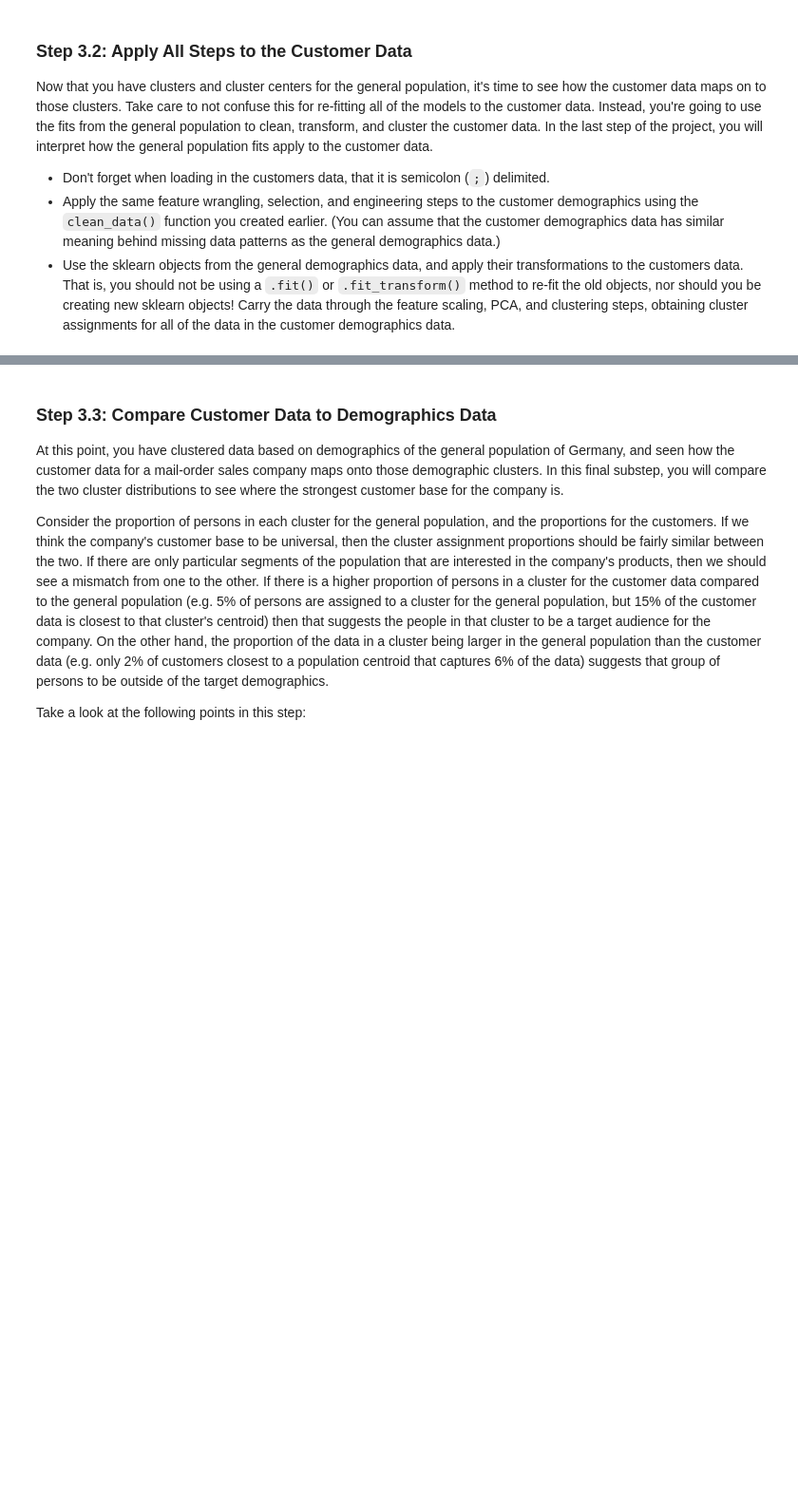
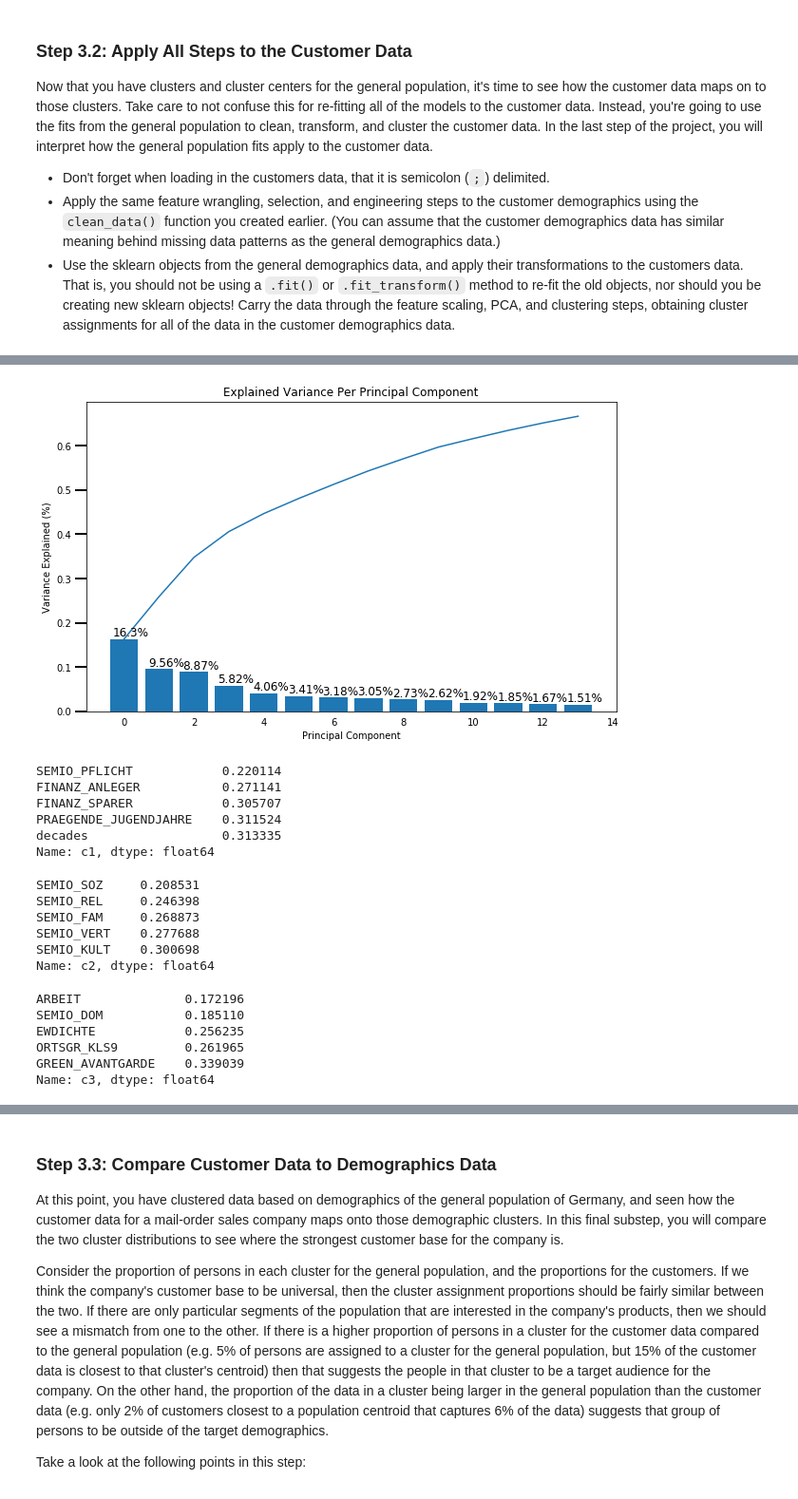
Before and after one commit to chpolyzo/intro_MLND, a Jupyter notebook: third_project/Identify_Customer_Segments.ipynb, the cells around one changed output, grey strips where cells are left out. Shown at 95% size. Drawn from its saved outputs; the diff is of its cells as text; code cells hidden in the pictures; blank space fills up the shorter version.

```diff
--- a/third_project/Identify_Customer_Segments.ipynb
+++ b/third_project/Identify_Customer_Segments.ipynb
@@ -1667,4 +1718,14 @@ customers =
+# %%
+# Apply feature scaling to the customer data.
+stan_scaler = StandardScaler()
+cus_scaled = stan_scaler.fit_transform(cus)
+cus_scaled = pd.DataFrame(cus_scaled, columns=list(cus))
 # %%
 # Apply preprocessing, feature transformation, and clustering from the general
 # demographics onto the customer data, obtaining cluster predictions for the
 # customer demographics data.
+c_pca, cus_sc_pca = do_pca(14, cus_scaled)
+# %%
+scree_plot(c_pca)
+# %% [output]
+[figure, added]
@@ -1670,0 +1742,27 @@ customers =
+# %%
+c_df.c1.sort_values().tail()
+# %% [output]
+SEMIO_PFLICHT            0.220114
+FINANZ_ANLEGER           0.271141
+FINANZ_SPARER            0.305707
+PRAEGENDE_JUGENDJAHRE    0.311524
+decades                  0.313335
+Name: c1, dtype: float64
+# %%
+c_df.c2.sort_values().tail()
+# %% [output]
+SEMIO_SOZ     0.208531
+SEMIO_REL     0.246398
+SEMIO_FAM     0.268873
+SEMIO_VERT    0.277688
+SEMIO_KULT    0.300698
+Name: c2, dtype: float64
+# %%
+c_df.c3.sort_values().tail()
+# %% [output]
+ARBEIT              0.172196
+SEMIO_DOM           0.185110
+EWDICHTE            0.256235
+ORTSGR_KLS9         0.261965
+GREEN_AVANTGARDE    0.339039
+Name: c3, dtype: float64
```
Also changed, not shown: parts of 27 cells of this notebook.
